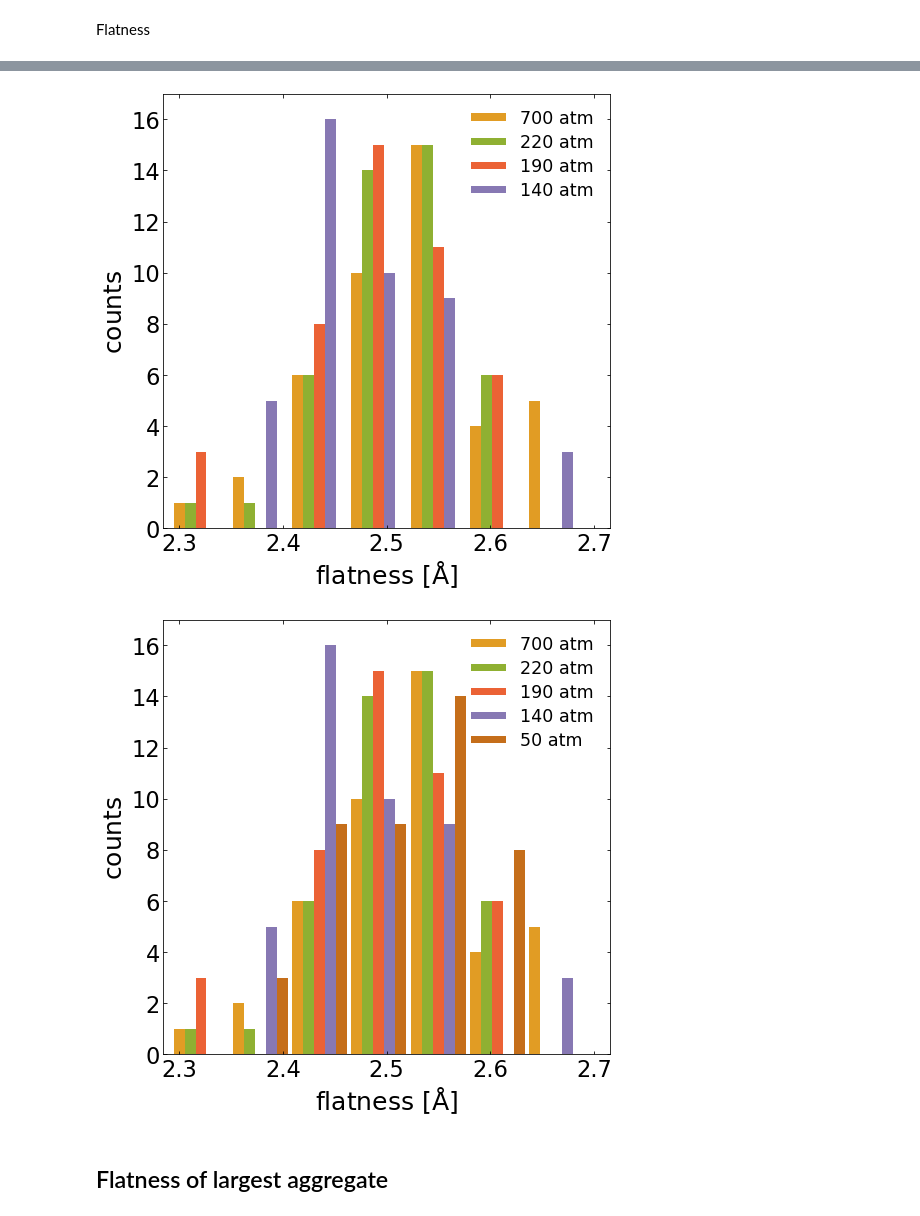
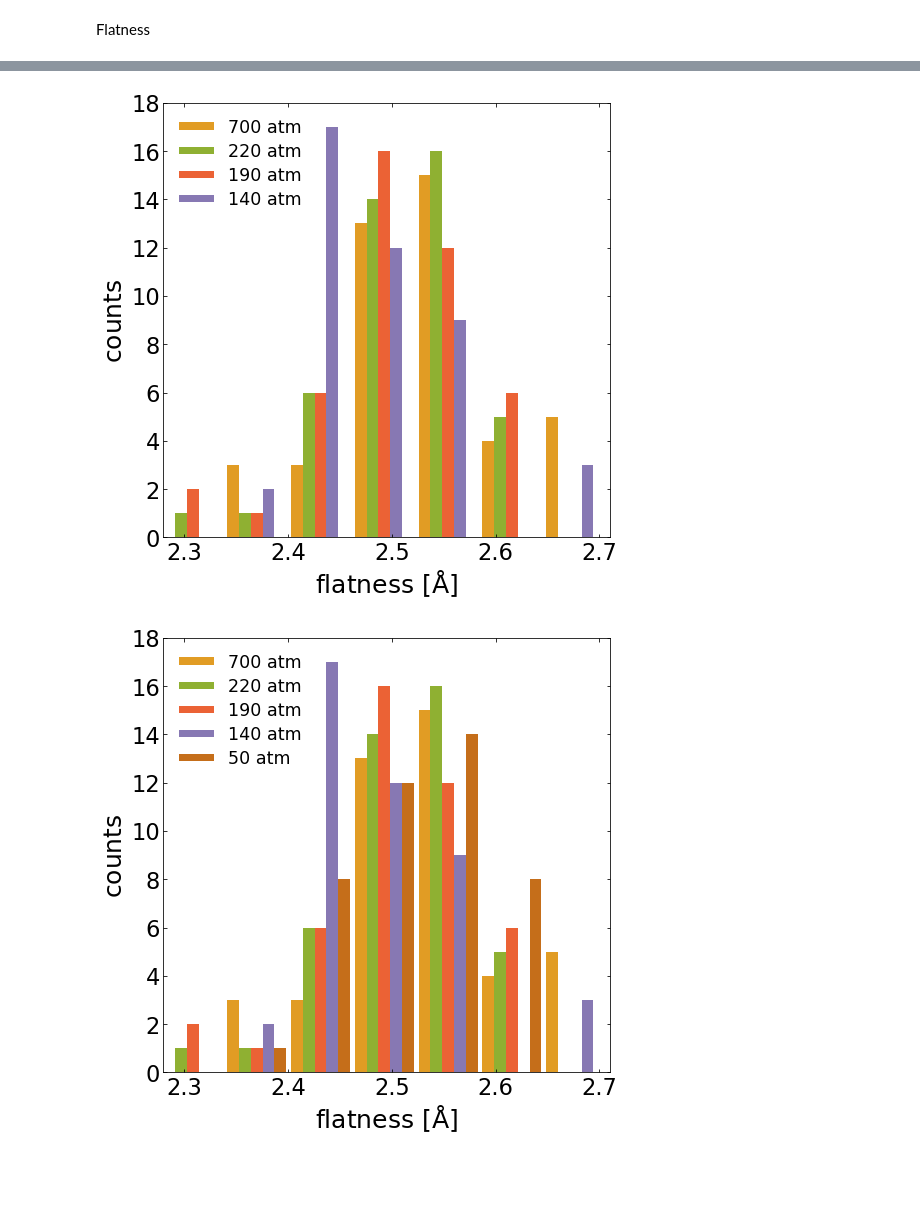
Before and after one commit to profesorperez/asphaltene_depressurization, a Jupyter notebook: asphaltene_deformations.ipynb, the cells around one changed output, grey strips where cells are left out. Cells and saved outputs as stored; diff of their text form; code cells hidden in the pictures; blank space fills up the shorter version.

```diff
--- a/asphaltene_deformations.ipynb
+++ b/asphaltene_deformations.ipynb
@@ -571,8 +571,13 @@ Axis 1 corresponds to 2D tuples
 # fmax = np.ceil(np.amax(flatness_avg))
 # print(fmin, fmax)
 # %%
-fmin = np.round(np.amin(flatness_avg), 1)
-fmax = np.round(np.amax(flatness_avg), 1)
-frange = np.round(fmax - fmin, 1)
+fmin = np.amin(flatness_avg)
+fmax = np.amax(flatness_avg)
+frange = fmax - fmin
 print(fmin, fmax, frange)
+
+fmin = np.round(fmin, 1)
+fmax = np.round(fmax, 1)
+frange = np.round(frange, 1)
+print(fmin, fmax, frange)
 # %% [output]
@@ -587,6 +590,6 @@ print(fmin, fmax, frange)
 # %%
-nbins = 8
-step = frange/(nbins-1)
-bins = np.linspace(fmin, fmax, num=nbins, endpoint=True, retstep=False, dtype=None, axis=0)
+nfbins = 8
+step = (frange+0.03)/(nfbins-1)
+bins = np.linspace(fmin-0.02, fmax+0.01, num=nfbins, endpoint=True, retstep=False, dtype=None, axis=0)
 print(step, bins)
 # %% [output]
@@ -749,17 +753,17 @@ plt.show()
 lft = 22
 press_selection = pressure.copy()
 press_selection.reverse()
-wdt = (flatness_hst[0][1][-1] - flatness_hst[0][1][-2])/(len(press_selection)+0.4)
+wdt = (flatness_hst[0][1][-1] - flatness_hst[0][1][-2])/(len(press_selection)+0.5)
 plt.figure(figsize=(12,12))
 plt.gca().set_prop_cycle(color=colors[1:])
 i = 0
 for p in press_selection:
-  plt.bar(flatness_hst[pressure.index(p)][1][:-1]+wdt*i, flatness_hst[pressure.index(p)][0], align='center', width=wdt, label='{:d} atm'.format(p))
+  plt.bar(flatness_hst[pressure.index(p)][1][:-1]+wdt*i, flatness_hst[pressure.index(p)][0], align='edge', width=wdt, label='{:d} atm'.format(p))
   i += 1
 plt.tick_params(which='both', labelsize=0.9*lft, direction="in", right=True, top=True)
 plt.xlabel(r'$\mathrm{flatness \ [\AA]}$', fontsize=lft)
 plt.ylabel(r'$\mathrm{counts}$', fontsize=lft)
-plt.gca().set_xlim([fmin-0.01, fmax+0.0075])
+plt.gca().set_xlim([fmin-0.02, fmax+0.01])
 # plt.yscale('log')
 plt.legend(bbox_to_anchor=(1.025, 1.0), loc='upper left', fontsize=0.7*lft, frameon=False)
 plt.show()
@@ -772,12 +776,12 @@ plt.figure(figsize=(8,8))
 plt.gca().set_prop_cycle(color=colors[1:])
 i = 0
 for p in press_selection:
-  plt.bar(flatness_hst[pressure.index(p)][1][:-1]+wdt*i, flatness_hst[pressure.index(p)][0], align='center', width=wdt, label='{:d} atm'.format(p))
+  plt.bar(flatness_hst[pressure.index(p)][1][:-1]+wdt*i, flatness_hst[pressure.index(p)][0], align='edge', width=wdt, label='{:d} atm'.format(p))
   i += 1
 plt.tick_params(which='both', labelsize=0.9*ft, direction="in", right=True, top=True)
 plt.xlabel(r'$\mathrm{flatness \ [\AA]}$', fontsize=ft)
 plt.ylabel(r'$\mathrm{counts}$', fontsize=ft)
-plt.gca().set_xlim([fmin-0.01, fmax+0.0075])
+plt.gca().set_xlim([fmin-0.02, fmax+0.01])
 # plt.yscale('log')
 plt.legend(loc='upper right', fontsize=0.7*ft, frameon=False)
 # plt.savefig('../plots/flatness_sum.png', dpi=300, transparent=False, bbox_inches='tight')
@@ -793,15 +797,15 @@ for j in range(len(press_selection)):
   i = 0
   for p in press_selection[:j+1]:
     plt.bar(flatness_hst[pressure.index(p)][1][:-1]+wdt*i, flatness_hst[pressure.index(p)][0],\
-            color=colors[i+1], align='center', width=wdt, label='{:d} atm'.format(p))
+            color=colors[i+1], align='edge', width=wdt, label='{:d} atm'.format(p))
     i += 1
   plt.tick_params(which='both', labelsize=0.9*lft, direction="in", right=True, top=True)
   plt.xlabel(r'$\mathrm{flatness \ [\AA]}$', fontsize=lft)
   plt.ylabel(r'$\mathrm{counts}$', fontsize=lft)
 #   plt.yscale('log')
-  plt.ylim([0, 17])
-  plt.xlim([fmin-0.015, fmax+0.015])
-  plt.legend(loc='upper right', fontsize=0.7*lft, frameon=False, handleheight=0.25, labelspacing=0.35)
+  plt.ylim([0, 18])
+  plt.xlim([fmin-0.02, fmax+0.01])
+  plt.legend(loc='upper left', fontsize=0.7*lft, frameon=False, handleheight=0.25, labelspacing=0.35)
 #   plt.savefig('../plots/flatness_{:d}.png'.format(j+1), dpi=300, transparent=False, bbox_inches='tight')
   plt.show()
 # %% [output]
@@ -811,4 +815,2 @@ for j in range(len(press_selection)):
-[figure, old version]
+[figure, new version]
-[figure, old version]
+[figure, new version]
-# %% [markdown]
-## Flatness of largest aggregate
```
Also changed, not shown: parts of 11 cells of this notebook, 1 other file.
